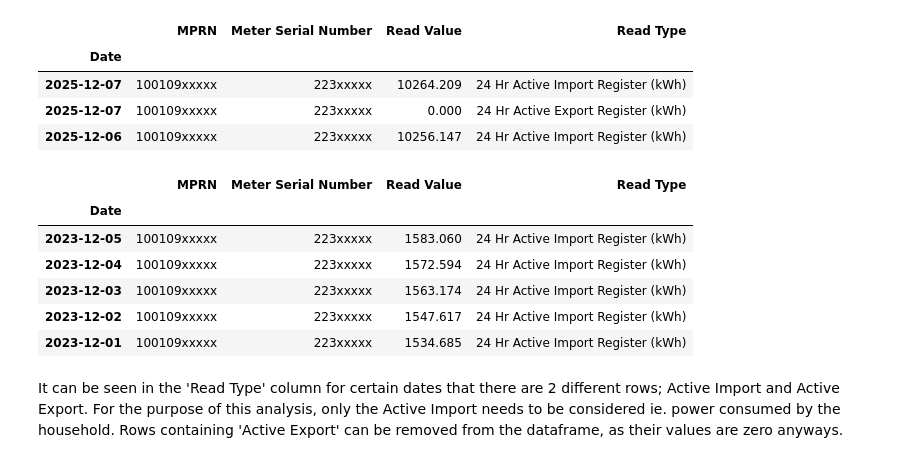
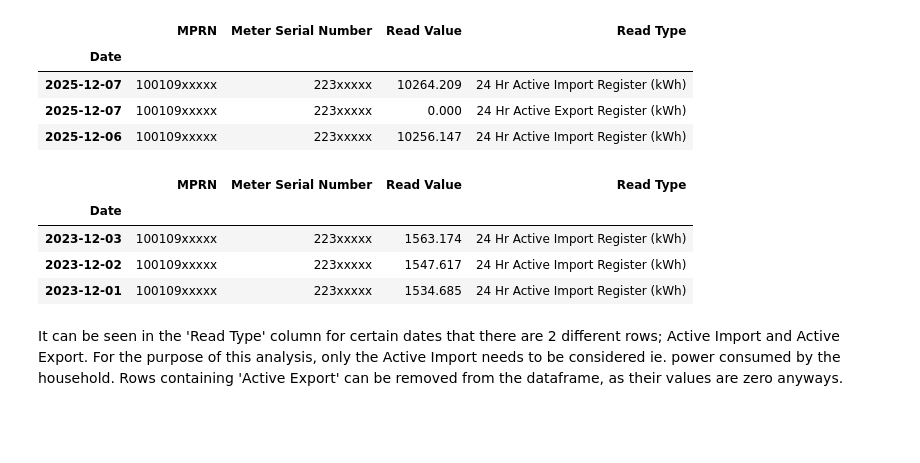
Before and after one commit to danielfinnerty/PFDA, a Jupyter notebook: project/solar_assessment.ipynb, the cells around one changed output. Drawn from its saved outputs; the diff is of its cells as text; code cells hidden in the pictures; blank space fills up the shorter version.

```diff
--- a/project/solar_assessment.ipynb
+++ b/project/solar_assessment.ipynb
@@ -152,13 +152,11 @@ df_usage.head(3)
 | 2025-12-07 | 100109xxxxx | 223xxxxx | 0.000 | 24 Hr Active Export Register (kWh) |
 | 2025-12-06 | 100109xxxxx | 223xxxxx | 10256.147 | 24 Hr Active Import Register (kWh) |
 # %%
-# Show last 5 rows
-df_usage.tail()
+# Show last 3 rows
+df_usage.tail(3)
 # %% [output]
 |  | MPRN | Meter Serial Number | Read Value | Read Type |
 | Date |  |  |  |  |
-| 2023-12-05 | 100109xxxxx | 223xxxxx | 1583.060 | 24 Hr Active Import Register (kWh) |
-| 2023-12-04 | 100109xxxxx | 223xxxxx | 1572.594 | 24 Hr Active Import Register (kWh) |
 | 2023-12-03 | 100109xxxxx | 223xxxxx | 1563.174 | 24 Hr Active Import Register (kWh) |
 | 2023-12-02 | 100109xxxxx | 223xxxxx | 1547.617 | 24 Hr Active Import Register (kWh) |
 | 2023-12-01 | 100109xxxxx | 223xxxxx | 1534.685 | 24 Hr Active Import Register (kWh) |
```
Also changed, not shown: parts of 7 cells of this notebook.
